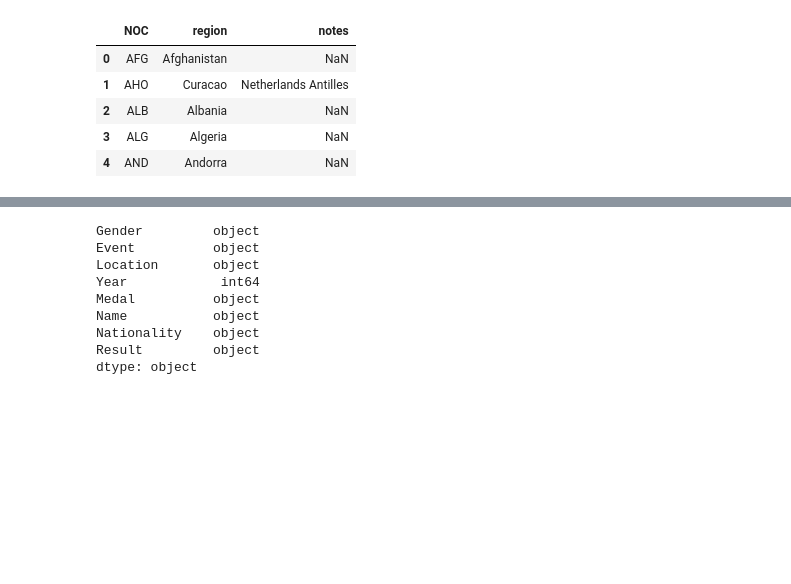
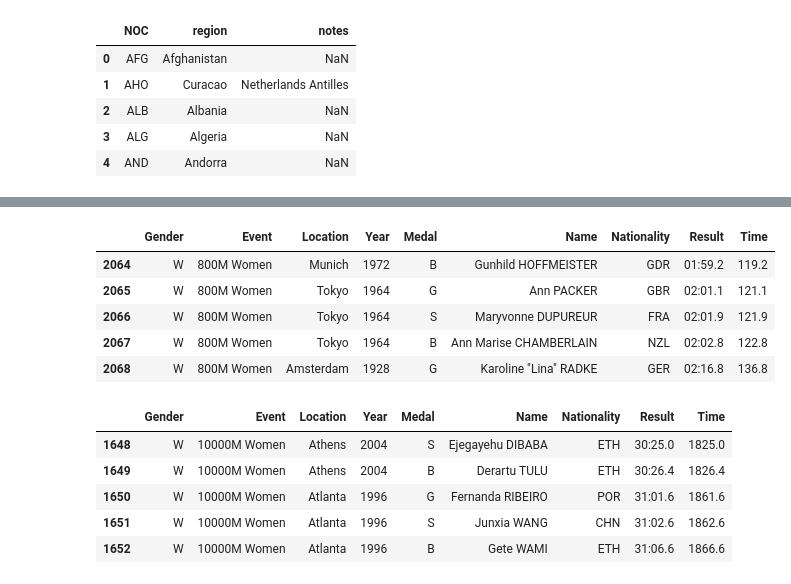
Before and after one commit to BlufferMK/Olympics_Project, a Jupyter notebook: OlympicPy.ipynb, the cells around one changed output, grey strips where cells are left out. Drawn from its saved outputs; the diff is of its cells as text; code cells hidden in the pictures; blank space fills up the shorter version.

```diff
--- a/OlympicPy.ipynb
+++ b/OlympicPy.ipynb
@@ -68,3 +43,15 @@ NOC_data.head()
 | 2 | ALB | Albania | NaN |
 | 3 | ALG | Algeria | NaN |
 | 4 | AND | Andorra | NaN |
+# %%
+distance_df = olympic_track_data.loc[(olympic_track_data['Event']=="10000M Men") | (olympic_track_data['Event']=="10000M Women")|
+                                     (olympic_track_data['Event']=="1500M Women")|(olympic_track_data['Event']=="1500M Men") |
+                                     (olympic_track_data['Event']=="3000M Women")|(olympic_track_data['Event']=="3000M Men") |
+                                     (olympic_track_data['Event']=="4x400M Women")|(olympic_track_data['Event']=="4x400M Men") |
+                                     (olympic_track_data['Event']=="5000M Women") | (olympic_track_data['Event']=="5000M Men")|
+                                     (olympic_track_data['Event']=="800M Women") | (olympic_track_data['Event']=="800M Men") ]
+
+#long_distance_df = olympic_track_data[(olympic_track_data['Event']=="Marathon Men") |(olympic_track_data['Event']=="Marathon Women")]
+
+
+distance_df.head()
@@ -71,14 +95,48 @@ NOC_data.head()
+# %%
+# Split the time strings into minutes, seconds, and hundredths for distance races
+
+distance_df = distance_df.dropna(how="any")
+
+seconds_result = []
+minutes = ""
+seconds = ""
+
+for result in distance_df['Result']:
+    try:
+        time = datetime.strptime(result,"%M:%S.%f")
+    except ValueError:
+        print("There was a time that didn't fit the format")
+    except TypeError:
+        print("There was a time that didn't fit the format")
+
+
+# Convert the components to integers
+    minutes = time.minute
+    seconds = time.second
+    hundredths = time.microsecond
+    total_seconds = minutes * 60 + seconds
+    total_time = float(total_seconds) + hundredths/1000000
+
+    seconds_result.append(total_time)
+
+distance_df['Time']=seconds_result
+
+distance_df.tail()
+# %% [output]
+|  | Gender | Event | Location | Year | Medal | Name | Nationality | Result | Time |
+| 2064 | W | 800M Women | Munich | 1972 | B | Gunhild HOFFMEISTER | GDR | 01:59.2 | 119.2 |
+| 2065 | W | 800M Women | Tokyo | 1964 | G | Ann PACKER | GBR | 02:01.1 | 121.1 |
+| 2066 | W | 800M Women | Tokyo | 1964 | S | Maryvonne DUPUREUR | FRA | 02:01.9 | 121.9 |
+| 2067 | W | 800M Women | Tokyo | 1964 | B | Ann Marise CHAMBERLAIN | NZL | 02:02.8 | 122.8 |
+| 2068 | W | 800M Women | Amsterdam | 1928 | G | Karoline "Lina" RADKE | GER | 02:16.8 | 136.8 |
 # %%
-ten_thousand_m_df = olympic_track_data.loc[olympic_track_data['Event']=="10000M Men"]
+ten_thousand_m_df = distance_df.loc[(distance_df['Event']=='10000M Women')|(distance_df['Event']=='10000M Men')]
 
-ten_thousand_m_df.dtypes
+ten_thousand_m_df.tail()
 # %% [output]
-Gender         object
-Event          object
-Location       object
-Year            int64
-Medal          object
-Name           object
-Nationality    object
-Result         object
-dtype: object
+|  | Gender | Event | Location | Year | Medal | Name | Nationality | Result | Time |
+| 1648 | W | 10000M Women | Athens | 2004 | S | Ejegayehu DIBABA | ETH | 30:25.0 | 1825.0 |
+| 1649 | W | 10000M Women | Athens | 2004 | B | Derartu TULU | ETH | 30:26.4 | 1826.4 |
+| 1650 | W | 10000M Women | Atlanta | 1996 | G | Fernanda RIBEIRO | POR | 31:01.6 | 1861.6 |
+| 1651 | W | 10000M Women | Atlanta | 1996 | S | Junxia WANG | CHN | 31:02.6 | 1862.6 |
+| 1652 | W | 10000M Women | Atlanta | 1996 | B | Gete WAMI | ETH | 31:06.6 | 1866.6 |
```
Also changed, not shown: parts of 9 cells of this notebook, 1 other file.
